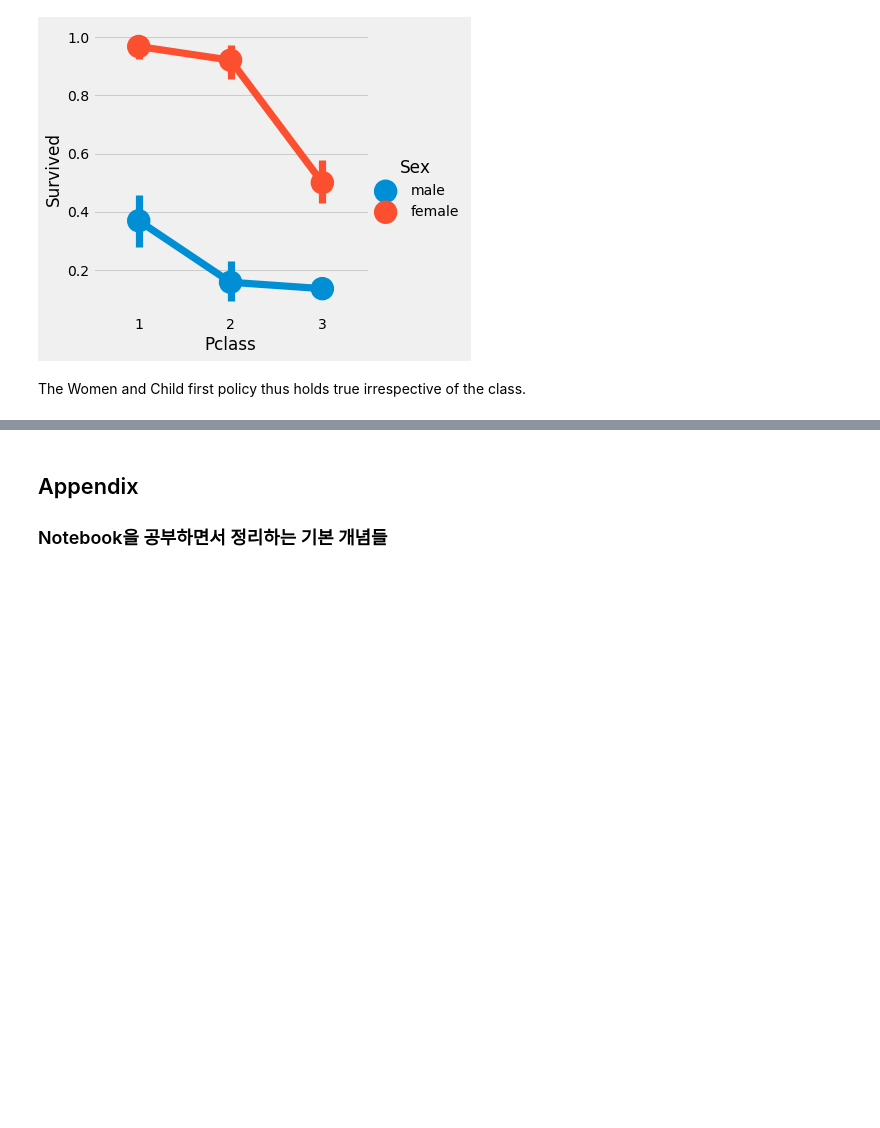
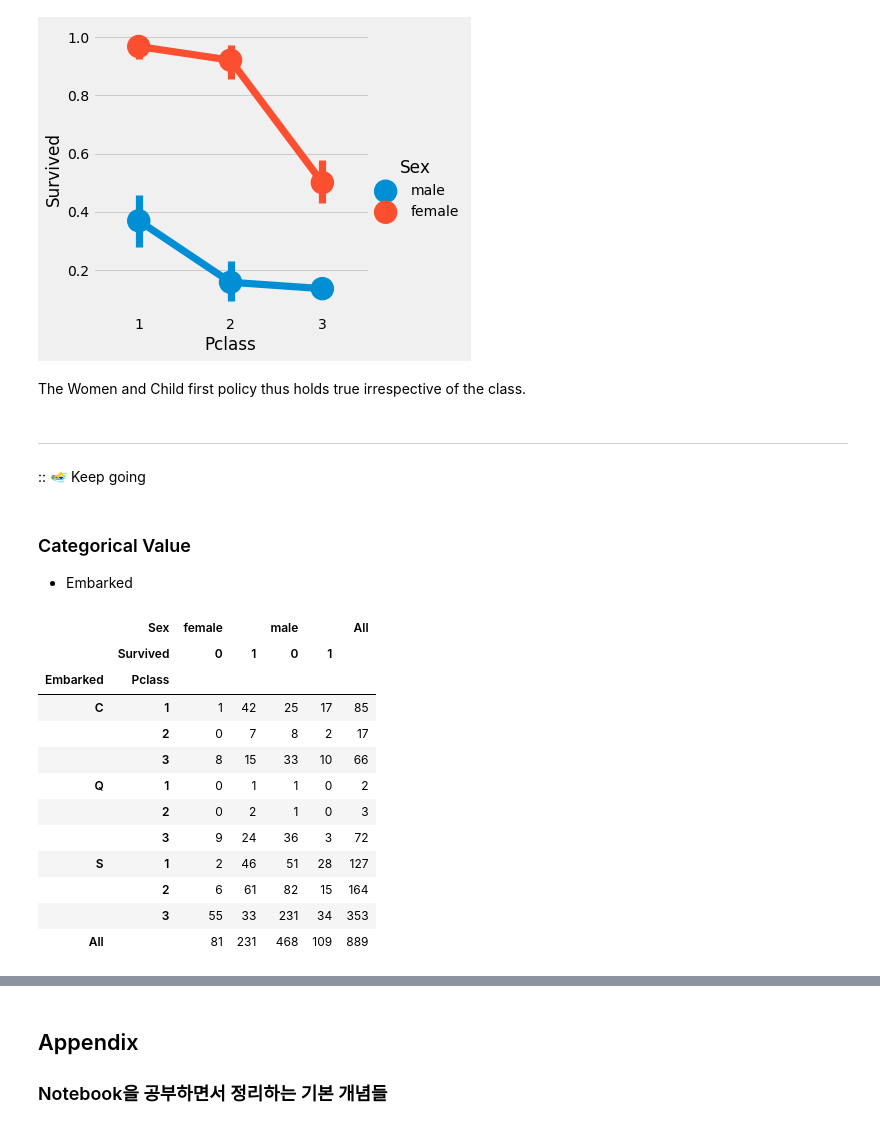
Before and after one commit to Steve-YJ/Explore-Kaggle, a Jupyter notebook: 01. Titanic/01. Kaggle-Titanic.ipynb, the cells around one changed output, grey strips where cells are left out. Saved outputs shown, nothing was run; the diff lists cells and outputs as text; code cells hidden in the pictures; blank space fills up the shorter version.

```diff
--- a/01. Titanic/01. Kaggle-Titanic.ipynb
+++ b/01. Titanic/01. Kaggle-Titanic.ipynb
@@ -607,3 +607,26 @@ plt.show()
 [figure]
 # %% [markdown]
 The Women and Child first policy thus holds true irrespective of the class.
+# %% [markdown]
+---
+
+:: 🏊‍♀️ Keep going
+# %% [markdown]
+### Categorical Value
+* Embarked
+# %%
+pd.crosstab([data.Embarked, data.Pclass], [data.Sex, data.Survived], margins=True).style.background_gradient(cmap='summer_r')
+# %% [output]
+|  | Sex | female |  | male |  | All |
+|  | Survived | 0 | 1 | 0 | 1 |  |
+| Embarked | Pclass |  |  |  |  |  |
+| C | 1 | 1 | 42 | 25 | 17 | 85 |
+|  | 2 | 0 | 7 | 8 | 2 | 17 |
+|  | 3 | 8 | 15 | 33 | 10 | 66 |
+| Q | 1 | 0 | 1 | 1 | 0 | 2 |
+|  | 2 | 0 | 2 | 1 | 0 | 3 |
+|  | 3 | 9 | 24 | 36 | 3 | 72 |
+| S | 1 | 2 | 46 | 51 | 28 | 127 |
+|  | 2 | 6 | 61 | 82 | 15 | 164 |
+|  | 3 | 55 | 33 | 231 | 34 | 353 |
+| All |  | 81 | 231 | 468 | 109 | 889 |
```
Also changed, not shown: parts of 9 cells of this notebook.
